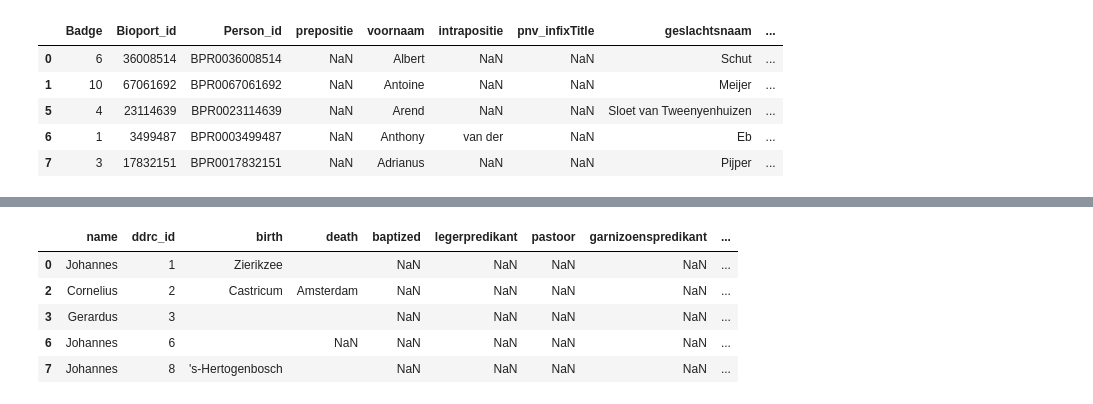
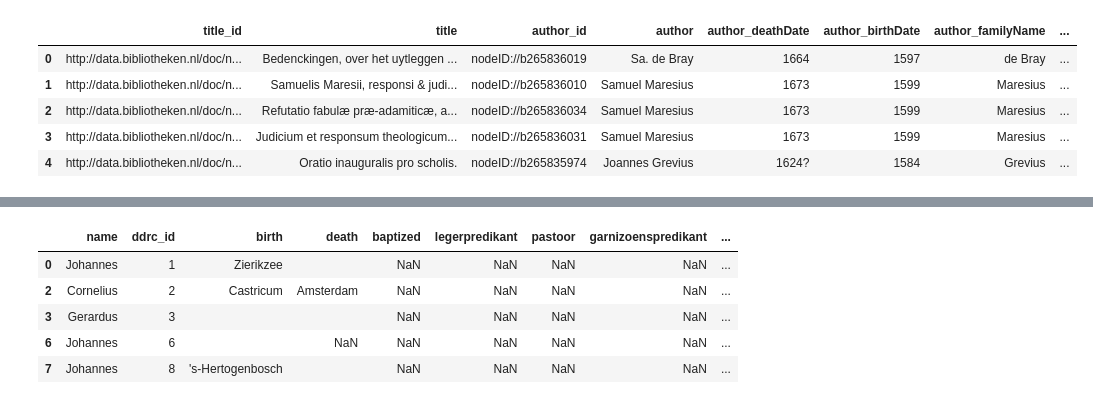
Before and after one commit to DigiDuRe/DigiDuRe, a Jupyter notebook: act4/stcn_clerus.ipynb, the cells around one changed output, grey strips where cells are left out. Cells and saved outputs as stored; diff of their text form; code cells hidden in the pictures.

Commit message:
stcn and clerus linkage

```diff
--- a/act4/stcn_clerus.ipynb
+++ b/act4/stcn_clerus.ipynb
@@ -9,16 +9,14 @@ import numpy as np
 # Set variables for the project (i.e. the input location of the file to be processed and the output location) )
 
 folderlink = '..//data//'
-folder_input = 'input//bioportal//'
-input_file_bio = os.path.join(folderlink+folder_input, '2019_12_10_BioPort_BPR_MASTERFILE.csv')
-input_file_bio_name_var = os.path.join(folderlink+folder_input, '2019_12_10_BioPort_BPR_name_var.csv')
-input_file_bio_prov = os.path.join(folderlink+folder_input, '2019_12_10_BioPort_BPR_provenance.csv')
+folder_input = 'input//'
 folder_output = 'output//'
 input_file_parent = folderlink+folder_output+"parent_data.csv"
+input_stcn = folderlink+folder_output+"stcn_q8.csv"
 # %%
 # Panda settings for showing data
 pd.set_option('display.max_columns', None)
 pd.set_option('display.max_rows', None)
 pd.set_option('display.max_colwidth', None)
 # %%
-bio = pd.read_csv(input_file_bio, sep=';', encoding='utf-8')
+stcn_authors = pd.read_csv(input_stcn, sep=';', encoding='utf-8')
@@ -25,4 +32,4 @@ bio = pd.read_csv(input_file_bio, sep=';', encoding='utf-8')
 # %%
-bio['birth_year'] = bio['event_birth_when'].str.extract(r'(\d{4})')
+stcn_authors['birth_year'] = stcn_authors['author_birthDate'].str.extract(r'(\d{4})')
 # %%
-bio['first_letter'] = bio['voornaam'].astype(str).apply(lambda x: x[0])
+stcn_authors['first_letter'] = stcn_authors['author_givenName'].astype(str).apply(lambda x: x[0])
@@ -33,9 +36,9 @@ bio = bio[~bio['birth_year'].isna()]
 # %%
-bio.head()
+stcn_authors.head()
 # %% [output]
-|  | Badge | Bioport_id | Person_id | prepositie | voornaam | intrapositie | pnv_infixTitle | geslachtsnaam | ... |
-| 0 | 6 | 36008514 | BPR0036008514 | NaN | Albert | NaN | NaN | Schut | ... |
-| 1 | 10 | 67061692 | BPR0067061692 | NaN | Antoine | NaN | NaN | Meijer | ... |
-| 5 | 4 | 23114639 | BPR0023114639 | NaN | Arend | NaN | NaN | Sloet van Tweenyenhuizen | ... |
-| 6 | 1 | 3499487 | BPR0003499487 | NaN | Anthony | van der | NaN | Eb | ... |
-| 7 | 3 | 17832151 | BPR0017832151 | NaN | Adrianus | NaN | NaN | Pijper | ... |
+|  | title_id | title | author_id | author | author_deathDate | author_birthDate | author_familyName | ... |
+| 0 | http://data.bibliotheken.nl/doc/n... | Bedenckingen, over het uytleggen ... | nodeID://b265836019 | Sa. de Bray | 1664 | 1597 | de Bray | ... |
+| 1 | http://data.bibliotheken.nl/doc/n... | Samuelis Maresii, responsi & judi... | nodeID://b265836010 | Samuel Maresius | 1673 | 1599 | Maresius | ... |
+| 2 | http://data.bibliotheken.nl/doc/n... | Refutatio fabulæ præ-adamiticæ, a... | nodeID://b265836034 | Samuel Maresius | 1673 | 1599 | Maresius | ... |
+| 3 | http://data.bibliotheken.nl/doc/n... | Judicium et responsum theologicum... | nodeID://b265836031 | Samuel Maresius | 1673 | 1599 | Maresius | ... |
+| 4 | http://data.bibliotheken.nl/doc/n... | Oratio inauguralis pro scholis. | nodeID://b265835974 | Joannes Grevius | 1624? | 1584 | Grevius | ... |
```
Also changed, not shown: parts of 18 cells of this notebook.
